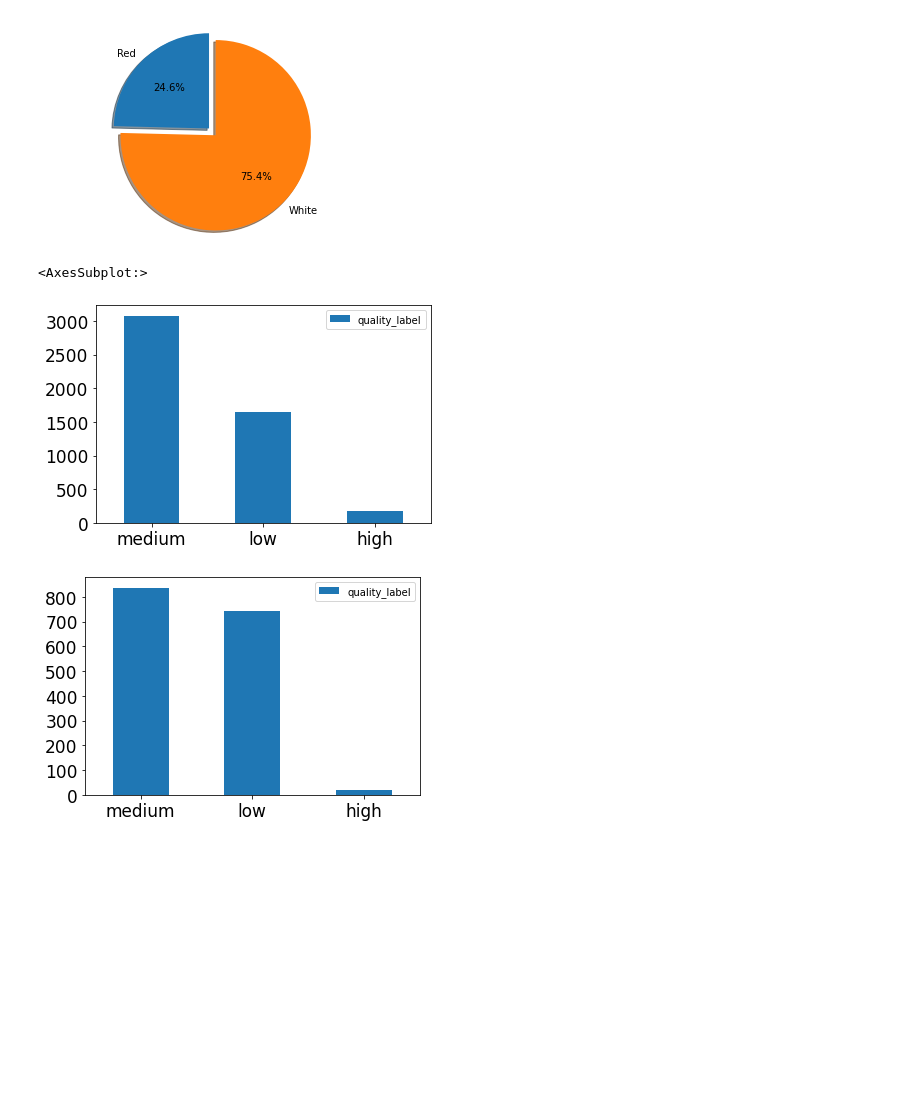
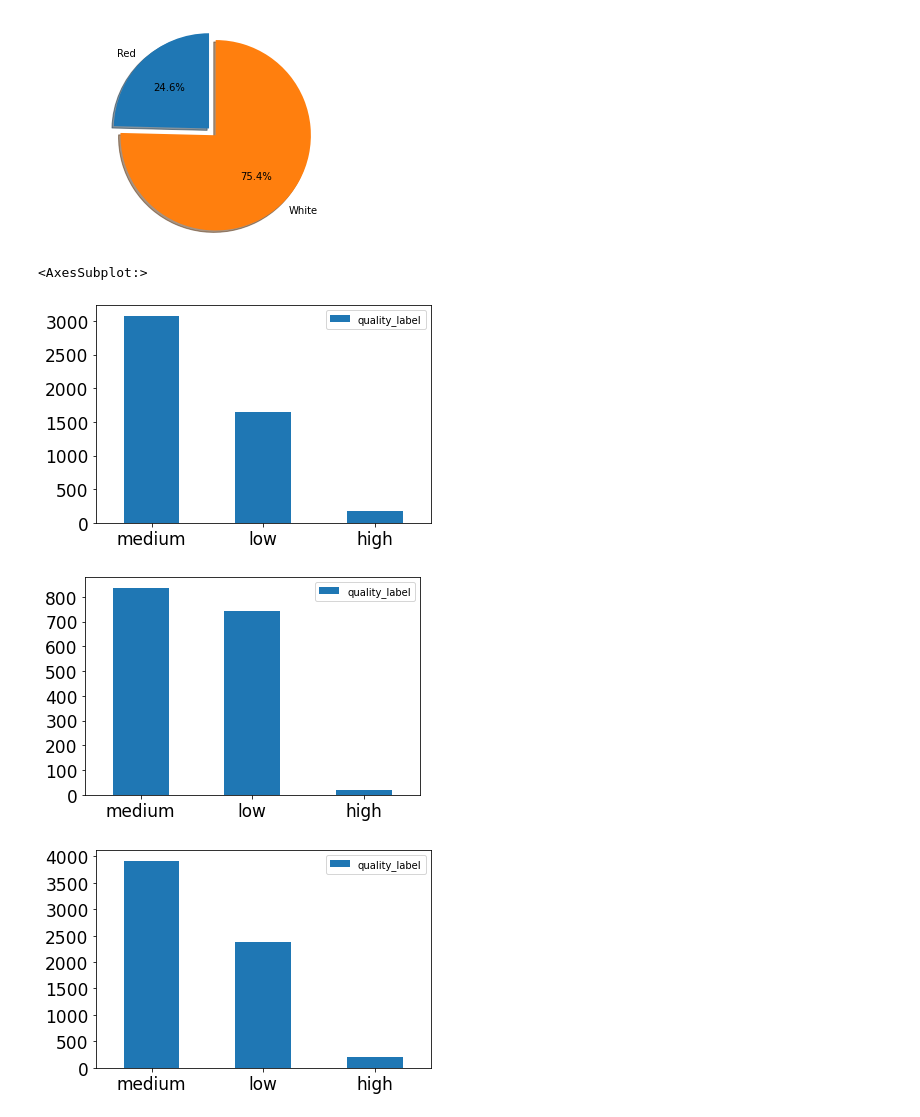
Before and after one commit to Jacopo-Spadon/Wine-not, a Jupyter notebook: Wine not data Wrangling.ipynb, the cells around one changed output. Drawn from its saved outputs; the diff is of its cells as text; code cells hidden in the pictures; blank space fills up the shorter version.

Commit message:
plot 1

```diff
--- a/Wine not data Wrangling.ipynb
+++ b/Wine not data Wrangling.ipynb
@@ -112,16 +112,19 @@ red         1599
 # %%
 # Plot to show the distribution of qualities
 
 
 quality_red=pd.DataFrame(data=(red_df['quality_label'].value_counts()))
 quality_white=pd.DataFrame(data=(white_df['quality_label'].value_counts()))
+quality=pd.DataFrame(data=(wines['quality_label'].value_counts()))
 
 quality_white.plot(y="quality_label", kind="bar", rot=0, fontsize=17)
 quality_red.plot(y="quality_label", kind="bar", rot=0, fontsize=17)
+quality.plot(y="quality_label", kind="bar", rot=0, fontsize=17)
 # %% [output]
 <AxesSubplot:>
 [figure]
 [figure]
+[figure, added]
 # %%
 # Scarter plot + Regretion of:
 # 1. Quality/solphites
```
